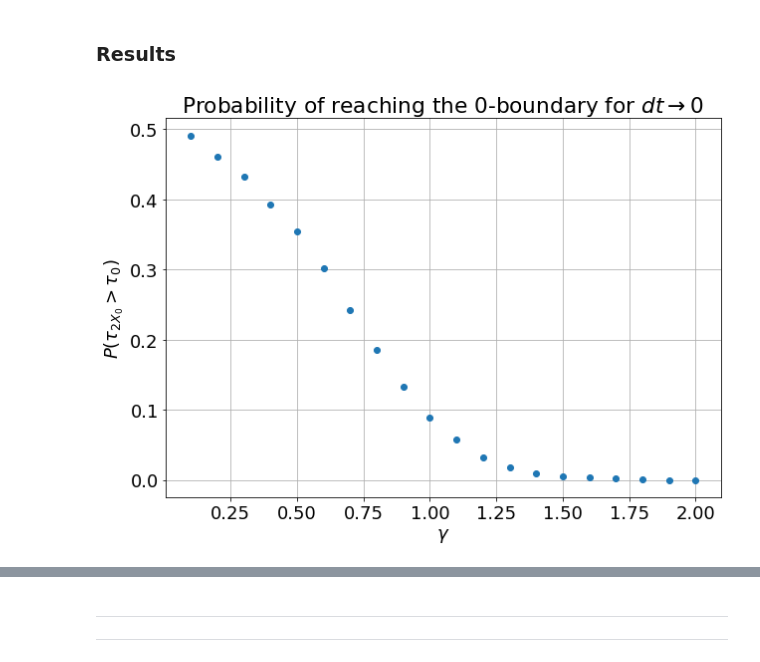
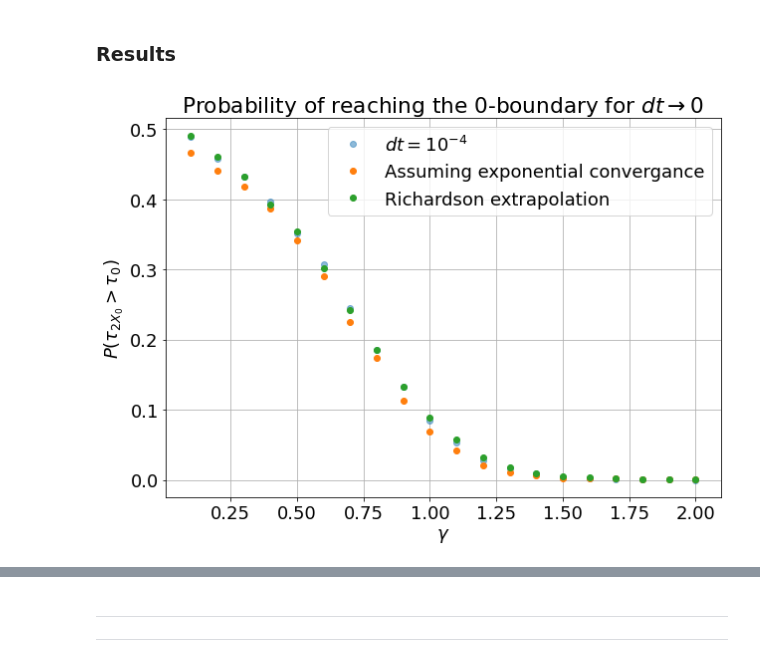
Before and after one commit to baskayj/Boundary-behavior-in-stochastic-differential-equations-used-in-Finance, a Jupyter notebook: CIR_Boundary_Project.ipynb, the cells around one changed output, grey strips where cells are left out. Drawn from its saved outputs; the diff is of its cells as text; code cells hidden in the pictures.

```diff
--- a/CIR_Boundary_Project.ipynb
+++ b/CIR_Boundary_Project.ipynb
@@ -863,7 +923,7 @@ print(f"\n\nStaring Experiment {model}{name}.\n")
 
 #Parameters:
 Parameters = namedtuple('Parameters','X0 dt T kappa theta sigma')
-P = Parameters(X0 = 0.5, dt = 0.01, T = 1,kappa = 1, theta = 1, sigma = 0.6)
+P = Parameters(X0 = 0.5, dt = 0.0001, T = 1,kappa = 1, theta = 1, sigma = 0.6)
 
 #Variables:
 var_name = 'gamma'
@@ -925,7 +985,7 @@ print(f"\n\nStaring Experiment {model}{name}.\n")
 
 #Parameters:
 Parameters = namedtuple('Parameters','X0 dt T kappa theta sigma')
-P = Parameters(X0 = 0.5, dt = 0.01, T = 1,kappa = 1, theta = 1, sigma = 0.6)
+P = Parameters(X0 = 0.5, dt = 0.0001, T = 1,kappa = 1, theta = 1, sigma = 0.6)
 
 #Variables:
 var_name = 'gamma'
@@ -989,7 +1049,7 @@ print(f"\n\nStaring Experiment {model}{name}.\n")
 
 #Parameters:
 Parameters = namedtuple('Parameters','X0 dt T kappa theta sigma')
-P = Parameters(X0 = 0.5, dt = 0.01, T = 1,kappa = 1, theta = 1, sigma = 0.6)
+P = Parameters(X0 = 0.5, dt = 0.0001, T = 1,kappa = 1, theta = 1, sigma = 0.6)
 
 #Variables:
 var_name = 'gamma'
@@ -1495,5 +1846,15 @@ for i in range(len(var)):
 P_lim = []
 for i in range(len(var)):
   P_lim.append(Richardson(P[i,:],np.log10(var2),5))
+
+from scipy.optimize import curve_fit
+
+def fit_func(x,a,b,c):
+  return a * np.exp(b * x) + c
+
+P_exp = []
+for i in range(len(var)):
+  popt, pcov = curve_fit(fit_func, np.log10(var2), P[i,:])
+  P_exp.append(popt[2])
 # %% [markdown]
 ---
@@ -1513,15 +1913,18 @@ plt.xscale("log")
 ### Results
 # %%
 plt.figure(figsize=(10,7))
-plt.plot(var,P_lim,"o")
+plt.plot(var,P[:,19],"o",label="$dt=10^{-4}$",alpha = 0.5)
+plt.plot(var,P_exp,"o",label = "Assuming exponential convergance")
+plt.plot(var,P_lim,"o",label = "Richardson extrapolation")
 
 plt.title("Probability of reaching the 0-boundary for $dt \\rightarrow 0$ ")
 
 plt.xlabel("$\gamma$")
 plt.ylabel("$P(\\tau_{2X_0}>\\tau_{0})$")
+plt.legend()
 plt.grid()
 # %% [output]
-[figure, old version]
+[figure, new version]
 # %%
 dt = np.zeros((20,20))
 for i in range(0,20):
```
Also changed, not shown: parts of 79 cells of this notebook.
